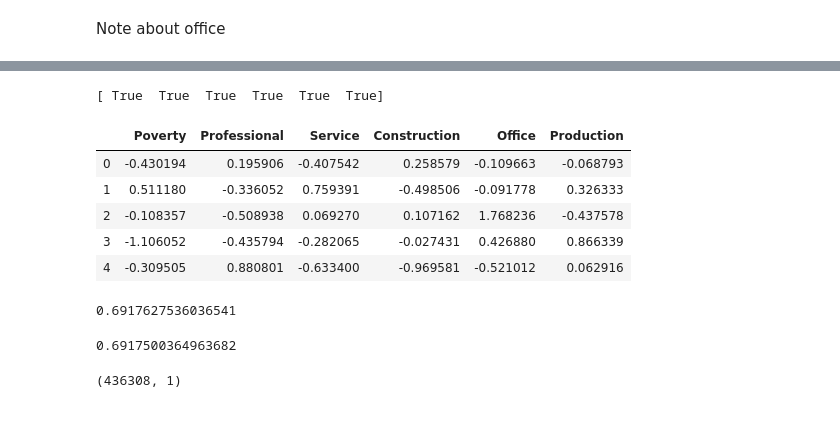
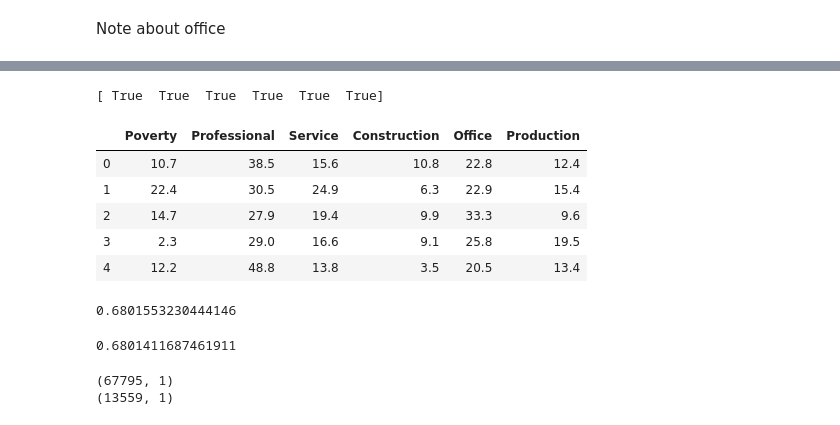
Before and after one commit to ChuckPryor/IncomePerCapita-Regression-Project, a Jupyter notebook: IncomePerCap.ipynb, the cells around one changed output, grey strips where cells are left out. Saved outputs shown, nothing was run; the diff lists cells and outputs as text; code cells hidden in the pictures.

```diff
--- a/IncomePerCap.ipynb
+++ b/IncomePerCap.ipynb
@@ -258,7 +304,7 @@ ValueError: Expected 2D array, got 1D array instead:
 array=[ 8. 17. 40. 10. 25. 20.  5.].
 Reshape your data either using array.reshape(-1, 1) if your data has a single feature or array.reshape(1, -1) if it contains a single sample.
 # %%
-df1 = df[[ 'Poverty',
+df1 = df[[ 'IncomePerCap','Poverty',
        'ChildPoverty', 'Professional', 'Service','Construction', 'Office',
        'Production']]
 df1
@@ -278,0 +325,3 @@ df1
+# %%
+df_filtered = df1[(df1['Office'] >= 10) & (df1['Office'] <= 45) & (df1['Service'] <= 50) & (df1['Poverty'] <= 40) & (df1['Construction'] <= 30)]
+df_filtered
@@ -394,37 +552,39 @@ Warnings:
 # %%
-X = df1[refined_cols]
-y = df['IncomePerCap']
+X = df_filtered[refined_cols]
+y = (df_filtered['IncomePerCap'])
 lm = LinearRegression()
 ## instantiate the selector object
 selector = RFE(lm, n_features_to_select=6 )
 
 ## fit the model
 selector.fit(X,y)
 ## check which columns are selected
 ind = selector.get_support()
 print(ind)
 X.loc[:,ind].head()
 # %% [output]
 [ True  True  True  True  True  True]
 |  | Poverty | Professional | Service | Construction | Office | Production |
-| 0 | -0.430194 | 0.195906 | -0.407542 | 0.258579 | -0.109663 | -0.068793 |
-| 1 | 0.511180 | -0.336052 | 0.759391 | -0.498506 | -0.091778 | 0.326333 |
-| 2 | -0.108357 | -0.508938 | 0.069270 | 0.107162 | 1.768236 | -0.437578 |
-| 3 | -1.106052 | -0.435794 | -0.282065 | -0.027431 | 0.426880 | 0.866339 |
-| 4 | -0.309505 | 0.880801 | -0.633400 | -0.969581 | -0.521012 | 0.062916 |
+| 0 | 10.7 | 38.5 | 15.6 | 10.8 | 22.8 | 12.4 |
+| 1 | 22.4 | 30.5 | 24.9 | 6.3 | 22.9 | 15.4 |
+| 2 | 14.7 | 27.9 | 19.4 | 9.9 | 33.3 | 9.6 |
+| 3 | 2.3 | 29.0 | 16.6 | 9.1 | 25.8 | 19.5 |
+| 4 | 12.2 | 48.8 | 13.8 | 3.5 | 20.5 | 13.4 |
 # %%
 ## let's compare the R2 scores with these predictors
 lm6 = selector.estimator_
 R2 = lm6.score(X.loc[:, ind],y)
 print(R2)
 # %% [output]
-0.6917627536036541
+0.6801553230444146
 # %%
 R2_adj = 1- (1-R2)*(len(y)-1)/(len(y) - 3 - 1)
 print(R2_adj)
 # %% [output]
-0.6917500364963682
+0.6801411687461911
 # %%
-X.values.reshape(-1,1).shape
+print(y.values.reshape(-1,1).shape)
+print(y_predict.reshape(-1,1).shape)
 # %% [output]
-(436308, 1)
+(67795, 1)
+(13559, 1)
```
Also changed, not shown: parts of 52 cells of this notebook.
